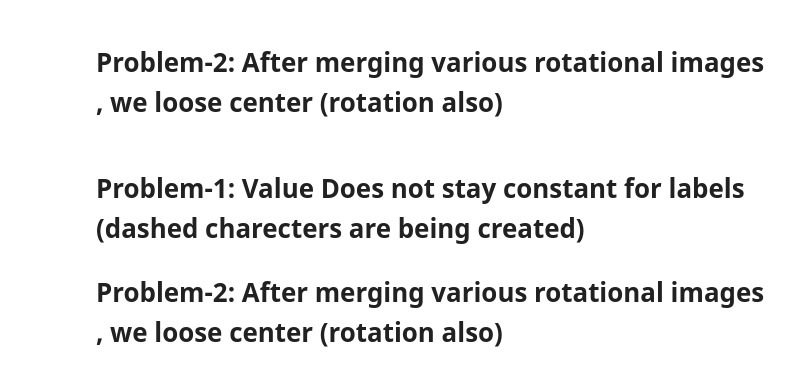
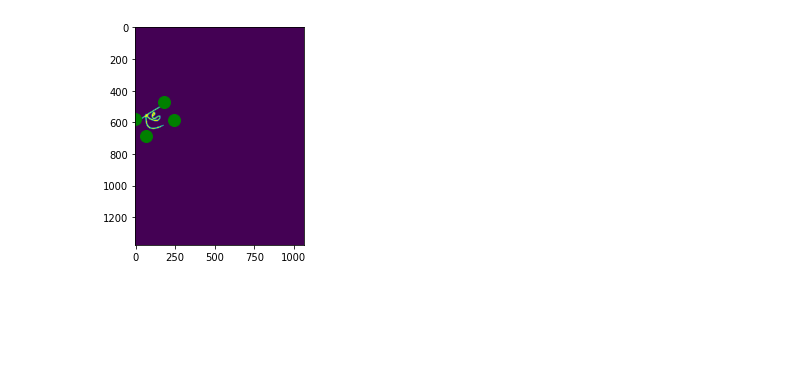
Before and after one commit to mnansary/apsis-detection, a Jupyter notebook: debug.ipynb, the cells around one changed output. Saved outputs shown, nothing was run; the diff lists cells and outputs as text; code cells hidden in the pictures; blank space fills up the shorter version.

```diff
--- a/debug.ipynb
+++ b/debug.ipynb
@@ -165,25 +96,0 @@ plt.show()
-# %% [markdown]
-# Problem-2: After merging various rotational images , we loose center (rotation also)
-# %%
-imgs=[]
-labels=[]
-w_max=0
-h_max=0
-iden = 3
-for _ in range(3):
-    img,label,iden=create_word(iden,
-                                "bangla",
-                                "handwritten",
-                                "grapheme",
-                                ds,
-                                use_dict=True)
-    plt.imshow(img)
-    plt.show()
-    h,w=img.shape
-    if w>w_max:
-        w_max=w
-    if h>h_max:
-        h_max=h
-    print(label)
-    imgs.append(img)
-    labels.append(label)
@@ -254,3 +97,23 @@ plt.show()
-# %% [markdown]
-# Problem-1: Value Does not stay constant for labels (dashed charecters are being created)
-# Problem-2: After merging various rotational images , we loose center (rotation also)
+# %%
+back=np.zeros(rotated_img.shape)
+back[rotated_img==2]=255
+back=np.concatenate([back,np.zeros(back.shape)],axis=0)
+# co-ordinate
+idx = np.where(img==2)
+y_min,y_max,x_min,x_max = np.min(idx[0]), np.max(idx[0]), np.min(idx[1]), np.max(idx[1])
+x1,x2,x3,x4=x_min,x_max,x_max,x_min
+y1,y2,y3,y4=y_min,y_min,y_max,y_max
+coords=np.array([[x1,y1],[x2,y2],[x3,y3],[x4,y4]],dtype="float32")
+
+new_coords=[]
+coord_mat=np.concatenate([coords,np.ones((4,1))],axis=1)
+for c in coord_mat:
+    new_coords.append(np.dot(M,c))
+
+plt.imshow(back)
+for c in new_coords:
+    plt.plot(c[0], c[1], 'go--', linewidth=2, markersize=12)
+
+plt.show()
+# %% [output]
+[figure, added]
```
Also changed, not shown: parts of 13 cells of this notebook, 9 other files.
